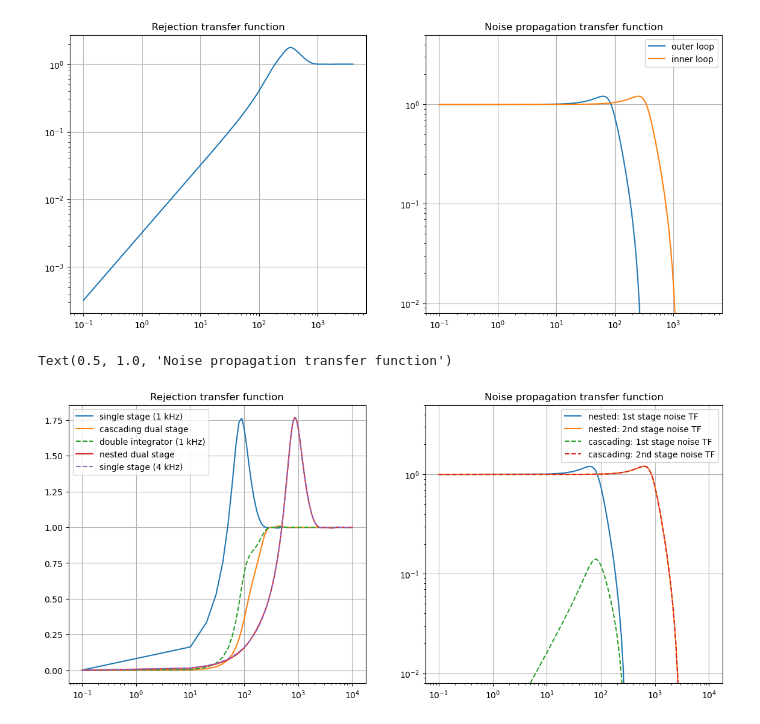
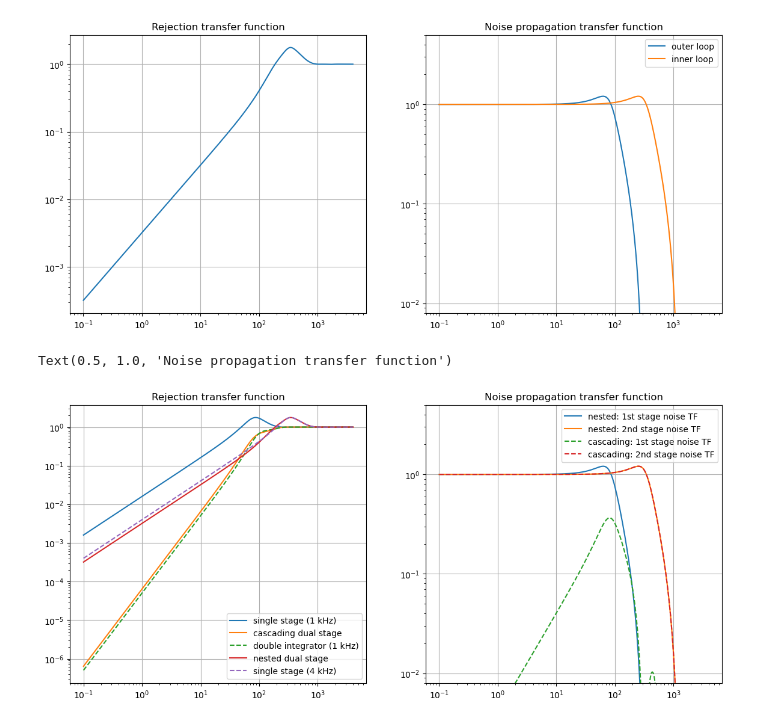
Before and after one commit to ArcetriAdaptiveOptics/ekarus, a Jupyter notebook: ekarus/notebooks/TestControl.ipynb, the cells around one changed output. Cells and saved outputs as stored; diff of their text form; code cells hidden in the pictures.

```diff
--- a/ekarus/notebooks/TestControl.ipynb
+++ b/ekarus/notebooks/TestControl.ipynb
@@ -247,7 +247,7 @@ Text(0.5, 1.0, 'Noise propagation transfer function')
 # %%
 # Cascading
 f1 = 1000
-f2 = 10000
+f2 = 4000
 freq = xp.linspace(0.1,f2,1000)
 
 oltf1 = OLTF(Gopt,1/f1,2/f1,freq)
@@ -258,39 +258,40 @@ dGopt = 2*xp.pi/(4*(1/f1)**3*2)
 
 ssao_tf = 1.0/(1.0+oltf1)
 cascao_tf = 1.0/(1.0+oltf1*oltf2)
+nestao_tf = 1.0/(1.0+oltf1+oltf2)
+
 ssao4khz_tf = 1.0/(1.0+oltf2)
-nestao_tf = 1.0/(1.0+oltf1+oltf2)
 dint_tf = 1.0/(1.0+DOLTF(dGopt,1/f1,2/f1,freq))
 
 
 ntf1 = oltf1/(1+oltf1)
 ntf2 = oltf2/(1+oltf2)
 ntf12 = ntf1*1.0/(1.0+oltf2)
 
 plt.figure(figsize=(14,6))
 plt.subplot(1,2,1)
-plt.plot(xp.asnumpy(freq),xp.asnumpy(xp.abs(ssao_tf)),label='single stage (1 kHz)')
+plt.plot(xp.asnumpy(freq),xp.asnumpy(xp.abs(ssao_tf)),label=f'single stage ({f1/1e+3:1.0f} kHz)')
 plt.plot(xp.asnumpy(freq),xp.asnumpy(xp.abs(cascao_tf)),label='cascading dual stage')
-plt.plot(xp.asnumpy(freq),xp.asnumpy(xp.abs(dint_tf)),'--',label='double integrator (1 kHz)')
+plt.plot(xp.asnumpy(freq),xp.asnumpy(xp.abs(dint_tf)),'--',label=f'double integrator ({f1/1e+3:1.0f} kHz)')
 plt.plot(xp.asnumpy(freq),xp.asnumpy(xp.abs(nestao_tf)),label='nested dual stage')
-plt.plot(xp.asnumpy(freq),xp.asnumpy(xp.abs(ssao4khz_tf)),'--',label='single stage (4 kHz)')
+plt.plot(xp.asnumpy(freq),xp.asnumpy(xp.abs(ssao4khz_tf)),'--',label=f'single stage ({f2/1e+3:1.0f} kHz)')
 plt.legend()
 plt.grid()
 plt.xscale('log')
-# plt.yscale('log')
+plt.yscale('log')
 plt.title('Rejection transfer function')
 
 plt.subplot(1,2,2)
 plt.plot(xp.asnumpy(freq),xp.asnumpy(xp.abs(ntf1)),label='nested: 1st stage noise TF')
 plt.plot(xp.asnumpy(freq),xp.asnumpy(xp.abs(ntf2)),label='nested: 2nd stage noise TF')
 plt.plot(xp.asnumpy(freq),xp.asnumpy(xp.abs(ntf12)),'--',label='cascading: 1st stage noise TF')
 plt.plot(xp.asnumpy(freq),xp.asnumpy(xp.abs(ntf2)),'--',label='cascading: 2nd stage noise TF')
 plt.legend()
 plt.grid()
 plt.xscale('log')
 plt.yscale('log')
 plt.ylim([8e-3,5])
 plt.title('Noise propagation transfer function')
 # %% [output]
 Text(0.5, 1.0, 'Noise propagation transfer function')
-[figure, old version]
+[figure, new version]
```
Also changed, not shown: parts of 3 cells of this notebook, 11 other files.
